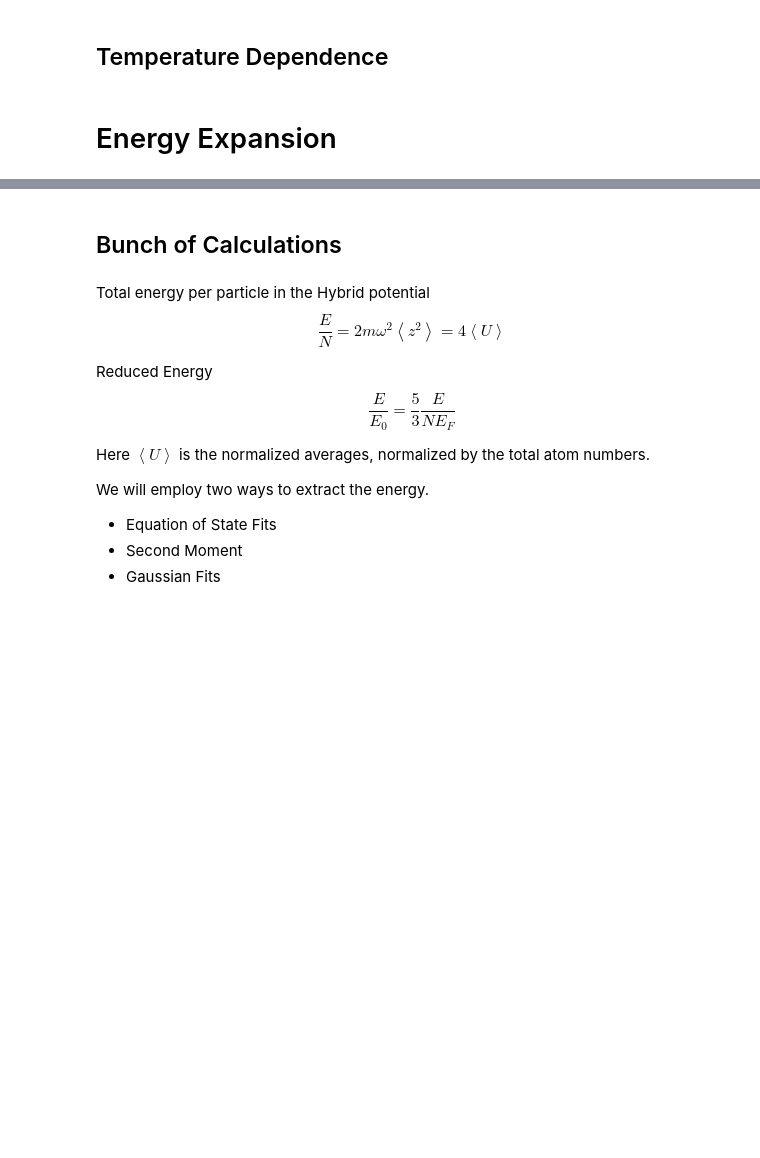
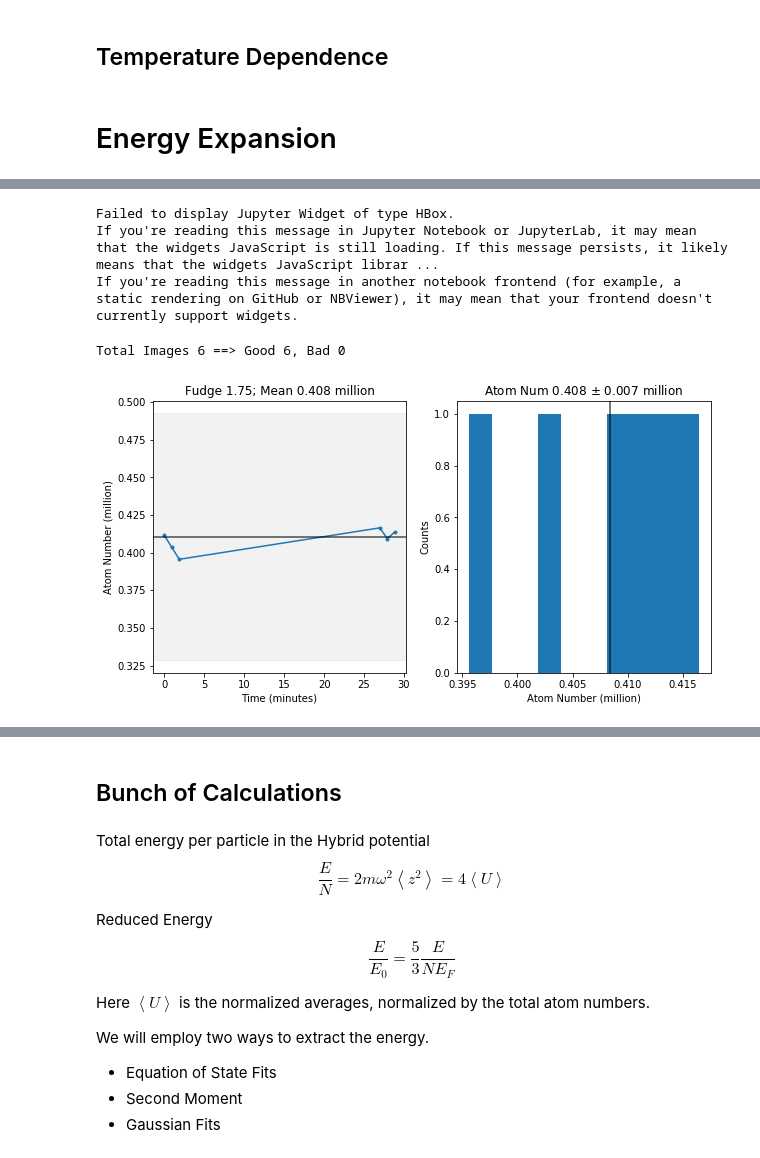
Before and after one commit to ranchop/QCalc, a Jupyter notebook: Box Shaking/Box Shaking Template - in progress - latest.ipynb, the cells around one changed output, grey strips where cells are left out. Drawn from its saved outputs; the diff is of its cells as text; code cells hidden in the pictures; blank space fills up the shorter version.

```diff
--- a/Box Shaking/Box Shaking Template - in progress - latest.ipynb
+++ b/Box Shaking/Box Shaking Template - in progress - latest.ipynb
@@ -1585,0 +1609,17 @@ plt.tight_layout()
+# %%
+df_hyb_energy_all = pd.DataFrame()
+# %%
+# Relevant Parameters
+x_var_name = ['BoxShakeFreq', 'BoxShakeAmp', 'ShakingCycles','HeatCycles']
+x_var_label = [r'$\nu$ (Hz)', 'Amplitude (V)', 'Cycles (#)','Heat Cycles (#)']
+usei = 3
+x_var_name, x_var_label = x_var_name[usei], x_var_label[usei]
+image_use = 'A'
+# %%
+# Import from Clipboard
+df_hyb_energy_all = tp.images_from_clipboard(df=df_hyb_energy_all,
+                                         x=x_var_name,
+                                         params=import_params,
+                                         image_func=tp.Hybrid_Image,
+                                         download=image_use,
+                                         display=True)
@@ -1585,0 +1636,6 @@ plt.tight_layout()
+# %%
+# Start a figure folder
+display(savefig)
+suffix_energy = os.path.join(folder_name, 'Energy','')
+os.makedirs(os.path.join(suffix_energy), exist_ok=True)
+suffix_energy
@@ -1585,0 +1674,13 @@ plt.tight_layout()
+# %%
+# Atom Number Filter
+df_hyb_energy_all['total_atoms'] = [im.total_atoms for im in tqdm(df_hyb_energy_all.image)]
+ax = tp.atom_num_filter(df=df_hyb_energy_all, keep=0.2, offset=0.0, display=True, plot=True)
+# ax[0].set(ylim=[0.3,None])
+if savefig.value: plt.savefig(suffix_energy + 'AtomNumbersScatter.pdf')
+df_hyb_energy = df_hyb_energy_all[df_hyb_energy_all.use]
+# %% [output]
+Failed to display Jupyter Widget of type HBox.
+If you're reading this message in Jupyter Notebook or JupyterLab, it may mean that the widgets JavaScript is still loading. If this message persists, it likely means that the widgets JavaScript librar ...
+If you're reading this message in another notebook frontend (for example, a static rendering on GitHub or NBViewer), it may mean that your frontend doesn't currently support widgets.
+Total Images 6 ==> Good 6, Bad 0
+[figure, added]
```
Also changed, not shown: parts of 39 cells of this notebook, 2 other files.
